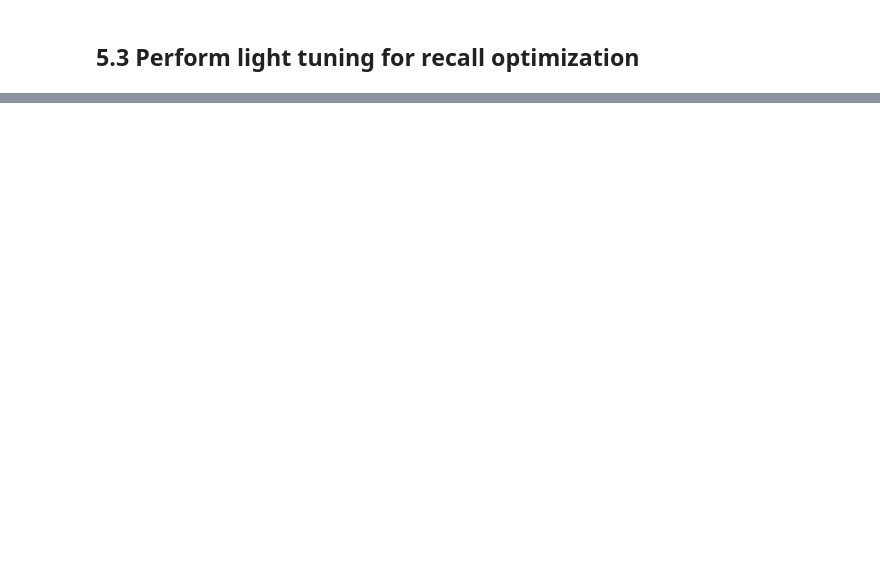
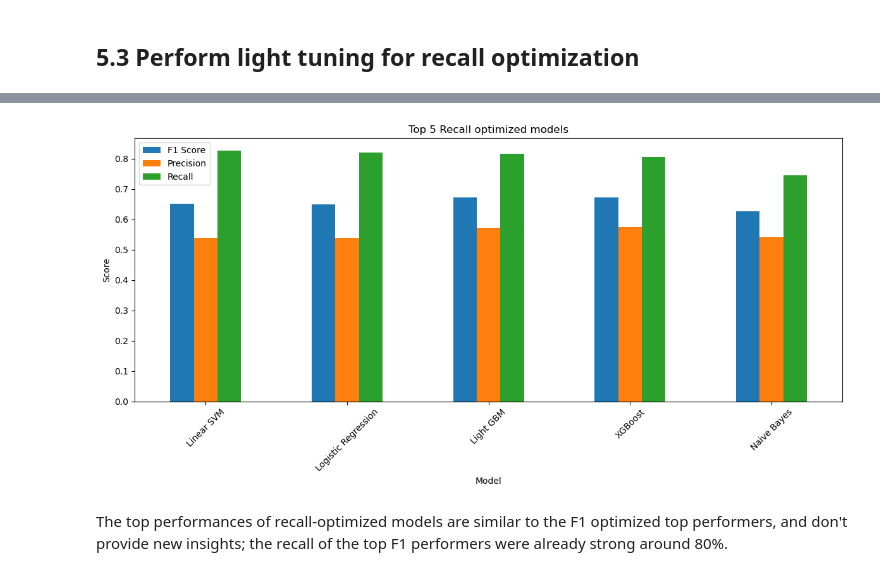
Before and after one commit to seckinadali/telco-churn-prediction, a Jupyter notebook: notebooks/03_model_development.ipynb, the cells around one changed output, grey strips where cells are left out. Drawn from its saved outputs; the diff is of its cells as text; code cells hidden in the pictures; blank space fills up the shorter version.

```diff
--- a/notebooks/03_model_development.ipynb
+++ b/notebooks/03_model_development.ipynb
@@ -740,11 +835,3 @@ recall_light_tune_results.append(light_tune_model(
     GaussianNB(),
     nb_light_params, recall_scorer, 'Naive Bayes'
 ))
-# %%
-# Sort results by recall
-recall_light_tune_results.sort(key=lambda x: x['best_score'], reverse=True)
-
-# Display top models
-print("Top models for Recall after light tuning:")
-for i, result in enumerate(recall_light_tune_results[:5]):
-    print(f"{i+1}. {result['model_name']}: {result['best_score']:.4f}")
@@ -765,0 +838,17 @@ Top models for Recall after light tuning:
+# %%
+# Overview of scores for top 5 models optimized for Recall
+recall_light_tune_results.sort(key=lambda x: x['Recall'], reverse=True)
+
+recall_model_metrics = {}
+for i in range(5):
+    name = recall_light_tune_results[i]['model_name']
+    recall_model_metrics[name] = {
+        'F1 Score': recall_light_tune_results[i]['F1 Score'],
+        'Precision': recall_light_tune_results[i]['Precision'],
+        'Recall': recall_light_tune_results[i]['Recall']
+    }
+
+recall_model_metrics = pd.DataFrame.from_dict(recall_model_metrics, orient='index')
+
+print("Top 5 Recall optimized models:")
+recall_model_metrics
@@ -765,0 +863,13 @@ Top models for Recall after light tuning:
+# %%
+# Plot performance metrics
+recall_model_metrics.plot(kind='bar', figsize=(12, 6))
+plt.title('Top 5 Recall optimized models')
+plt.ylabel('Score')
+plt.xlabel('Model')
+plt.xticks(rotation=45)
+plt.tight_layout()
+plt.show()
+# %% [output]
+[figure, added]
+# %% [markdown]
+The top performances of recall-optimized models are similar to the F1 optimized top performers, and don't provide new insights; the recall of the top F1 performers were already strong around 80%.
```
Also changed, not shown: parts of 30 cells of this notebook.
